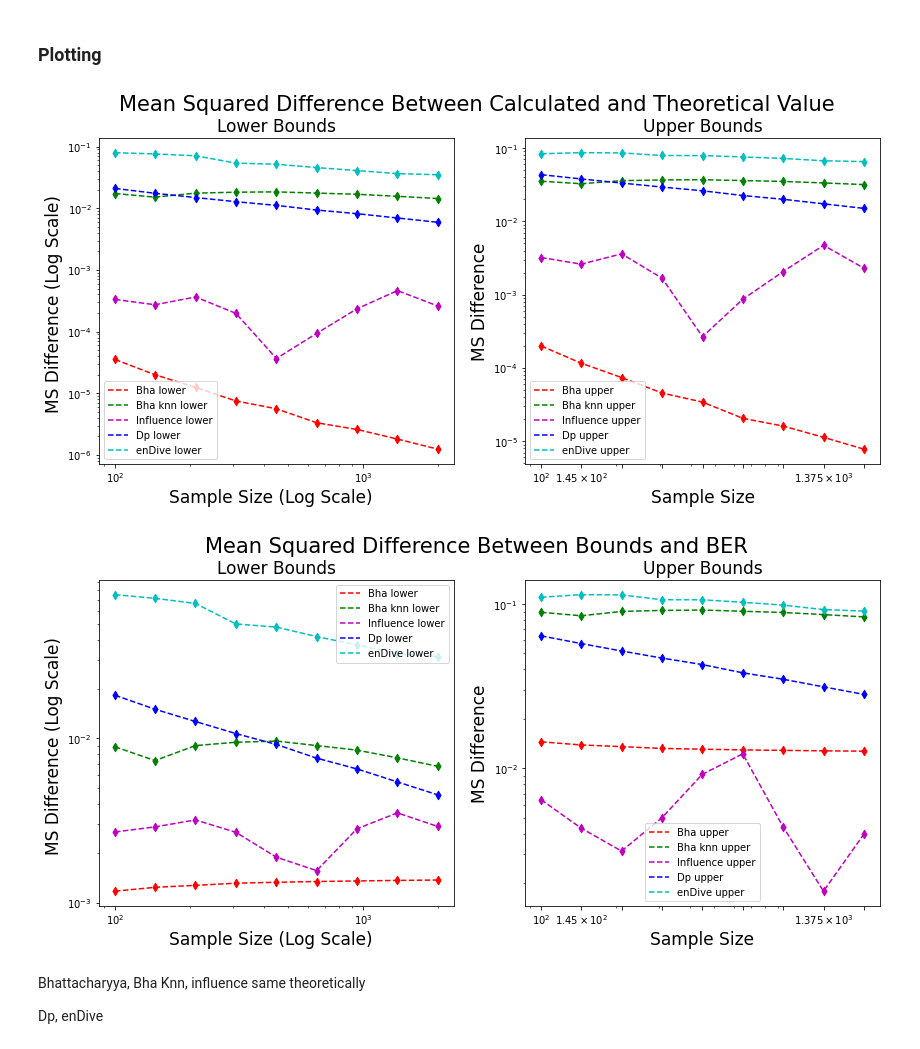
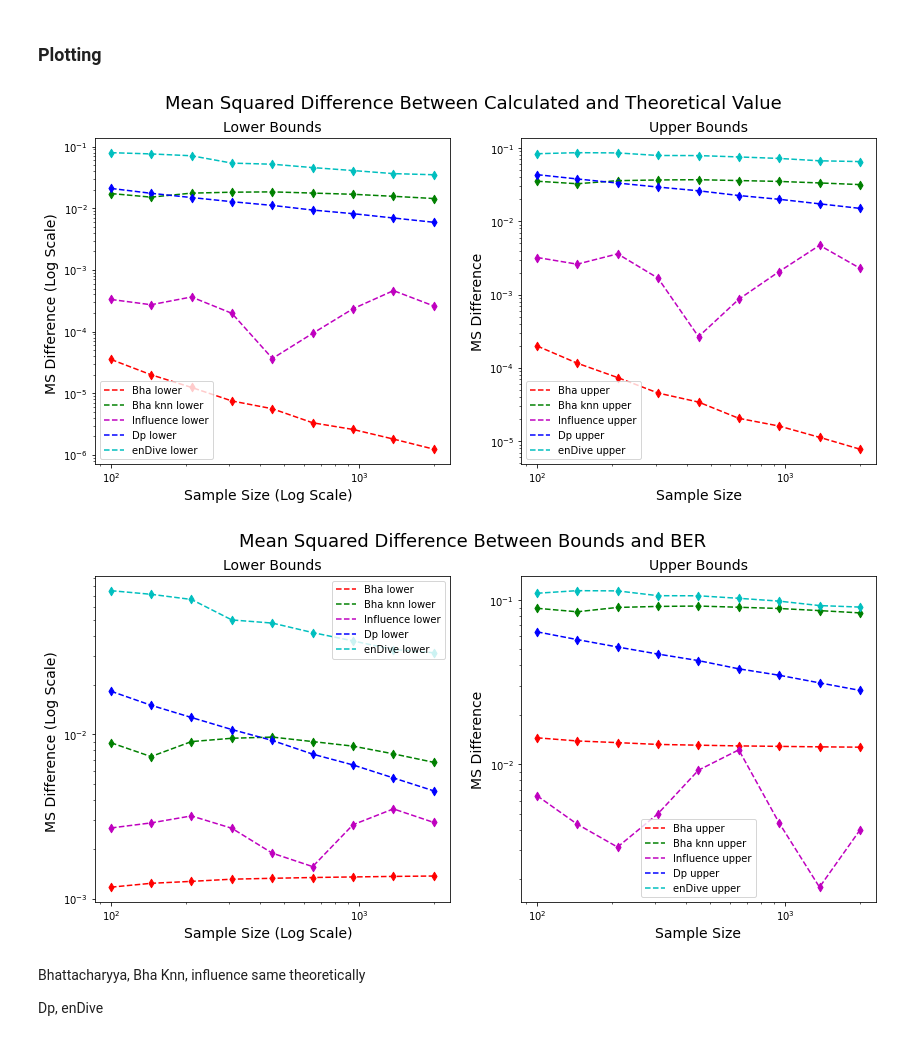
Before and after one commit to rj-may/BER_Bounds_Eval, a Jupyter notebook: alt_distr/normal_beta.ipynb, the cells around one changed output. Saved outputs shown, nothing was run; the diff lists cells and outputs as text; code cells hidden in the pictures.

```diff
--- a/alt_distr/normal_beta.ipynb
+++ b/alt_distr/normal_beta.ipynb
@@ -216,7 +219,7 @@ lower_mse_enDive = mse_v2(theory_Dp[0], enDive_l)
 upper_mse_enDive = mse_v2(theory_Dp[1], enDive_u)
 
 
-fs =17
+fs =14
 
 fig, axes = plt.subplots(nrows=1, ncols=2, figsize=(14, 6))
 st = fig.suptitle("Mean Squared Difference Between Calculated and Theoretical Value", fontsize=fs+4)
@@ -255,35 +258,38 @@ ax = axes[1]
 ax.set_xscale('log', base=10)
 ax.set_yscale('log', base=10)
 
 ax.plot(sample_sizes, upper_mse_Bha,'r--', label='Bha upper')
 ax.scatter(sample_sizes, upper_mse_Bha, color = 'red', marker = 'd')
 
 
 ax.plot(sample_sizes, upper_mse_Bha_knn, color = 'g',  linestyle  = "--", label = "Bha knn upper")
 ax.scatter(sample_sizes, upper_mse_Bha_knn, color = 'g', marker = 'd')
 
 ax.plot(sample_sizes, upper_mse_inf,  'm--', label='Influence upper')
 ax.scatter(sample_sizes, upper_mse_inf,  color='m', marker='d')
 
 
 ax.plot(sample_sizes, upper_mse_DP,  'b--', label='Dp upper')
 ax.scatter(sample_sizes, upper_mse_DP,  color='b', marker='d')
 
 
 ax.plot(sample_sizes, upper_mse_enDive,  'c--', label='enDive upper')
 ax.scatter(sample_sizes, upper_mse_enDive,  color='c', marker='d')
 
 ax.set_xlabel("Sample Size", fontsize = fs)
 ax.set_ylabel("MS Difference", fontsize=fs)
 ax.set_title("Upper Bounds", fontsize = fs)
 
 ax.legend()
 
 # plt.savefig("log_test.png",facecolor=(1,1,1,1))
-ax.set_xticks(sample_sizes)
+# ax.set_xticks(sample_sizes)
+
+file_name = r"alt_distr/images/normal_beta_1.png"
+plt.savefig(file_name,facecolor=(1,1,1,1),  bbox_inches='tight', dpi= 600)
 plt.show()
 # %% [output]
-[figure, old version]
+[figure, new version]
 # %%
 lower_mse_DP =mse_v2(BER, dp_l)
 upper_mse_DP = mse_v2(BER, dp_u)
@@ -301,7 +307,7 @@ upper_mse_inf = mse_v2(BER, inf_u)
 lower_mse_enDive = mse_v2(BER, enDive_l)
 upper_mse_enDive = mse_v2(BER, enDive_u)
 
-fs =17
+fs =14
 
 fig, axes = plt.subplots(nrows=1, ncols=2, figsize=(14, 6))
 st = fig.suptitle("Mean Squared Difference Between Bounds and BER", fontsize=fs+4)
@@ -364,10 +370,13 @@ ax.set_title("Upper Bounds", fontsize = fs )
 ax.legend()
 
 # plt.savefig("log_test.png",facecolor=(1,1,1,1))
-ax.set_xticks(sample_sizes)
+# ax.set_xticks(sample_sizes)
+
+file_name = r"alt_distr/images/normal_beta_2.png"
+plt.savefig(file_name,facecolor=(1,1,1,1),  bbox_inches='tight', dpi= 600)
 plt.show()
 # %% [output]
-[figure, old version]
+[figure, new version]
 # %% [markdown]
 Bhattacharyya, Bha Knn, influence same theoretically
 
```
Also changed, not shown: parts of 3 cells of this notebook, 3 other files.
